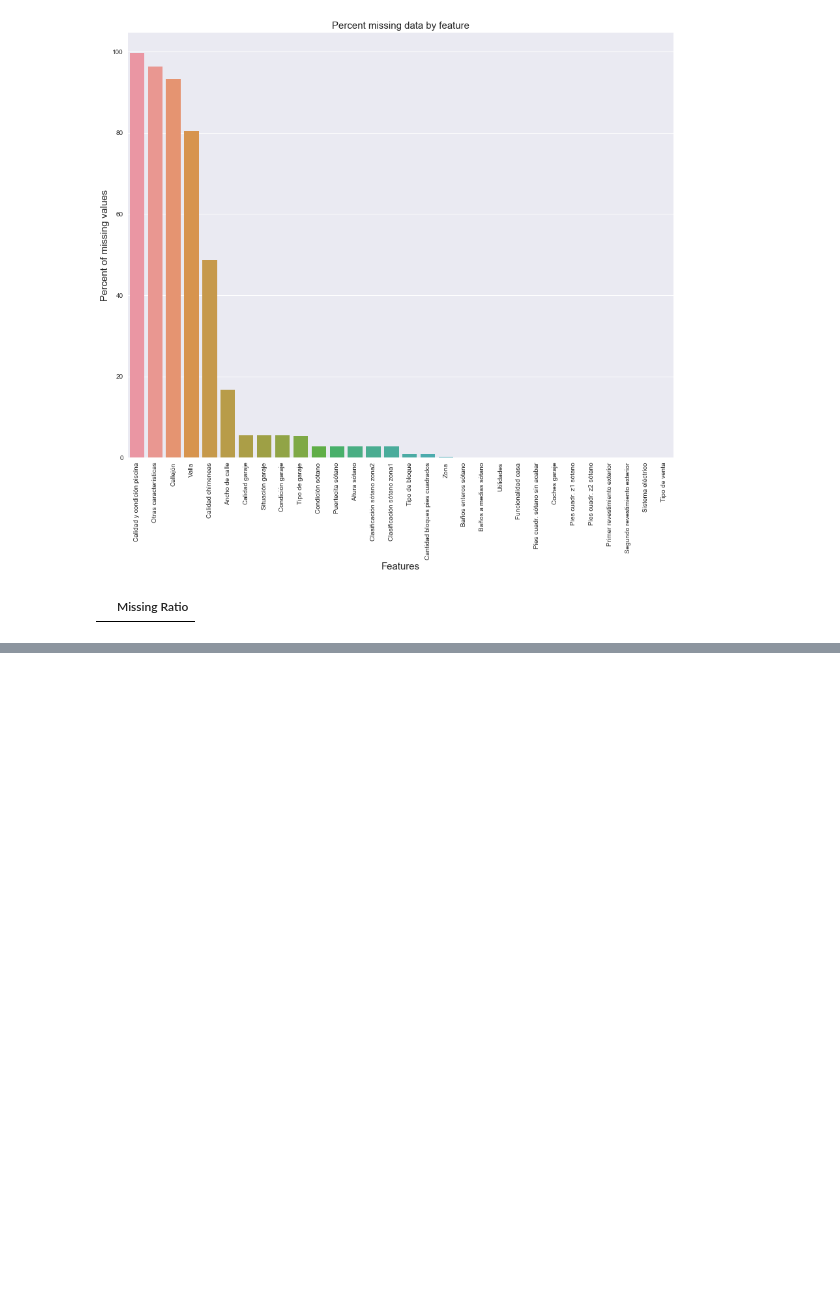
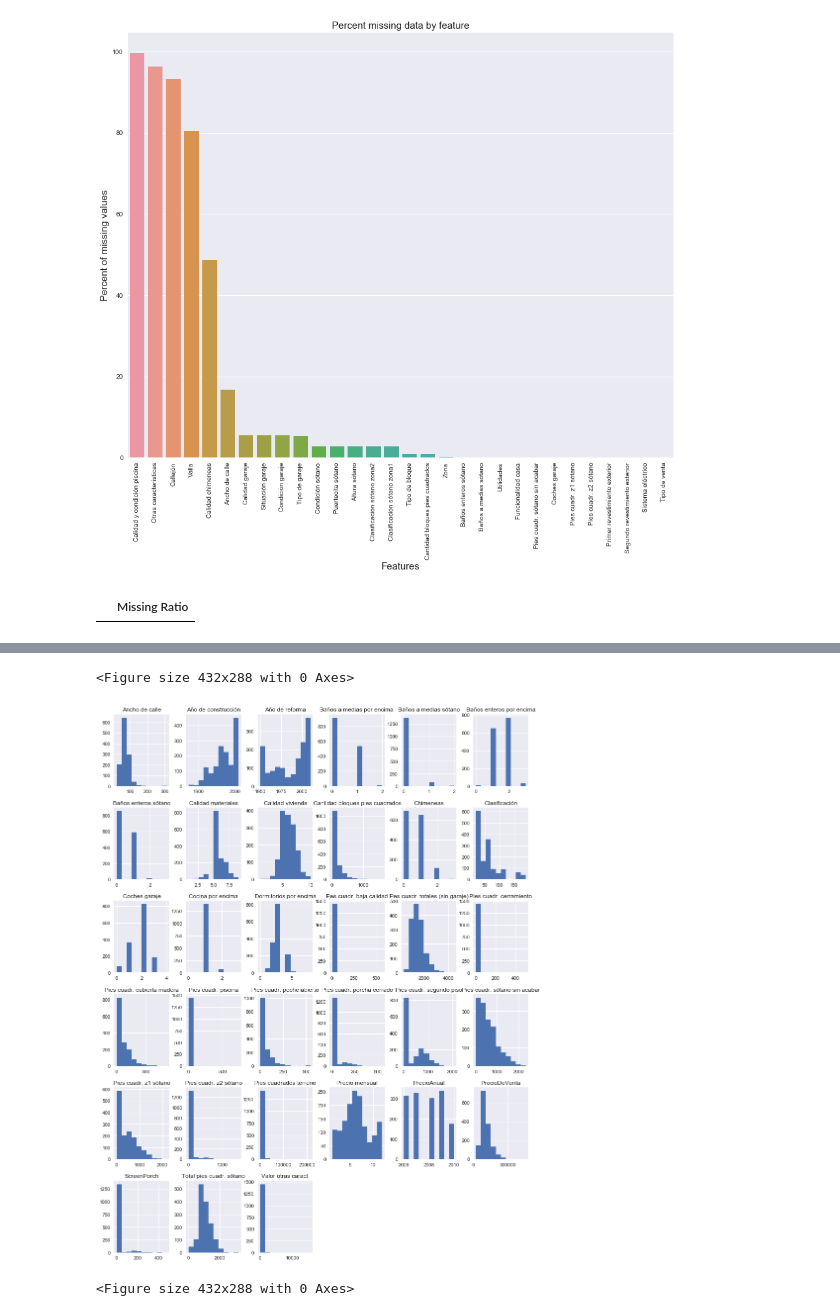
Before and after one commit to SergioGhisler/ProyectoOD1, a Jupyter notebook: Trabajo.ipynb, the cells around one changed output, grey strips where cells are left out. Drawn from its saved outputs; the diff is of its cells as text; code cells hidden in the pictures; blank space fills up the shorter version.

```diff
--- a/Trabajo.ipynb
+++ b/Trabajo.ipynb
@@ -336,0 +354,9 @@ print(all_data.shape)
+# %%
+
+# histogramas
+train.hist(figsize=(15,20))
+plt.figure()
+# %% [output]
+<Figure size 432x288 with 0 Axes>
+[figure, added]
+<Figure size 432x288 with 0 Axes>
```
Also changed, not shown: parts of 20 cells of this notebook, 3 other files.
